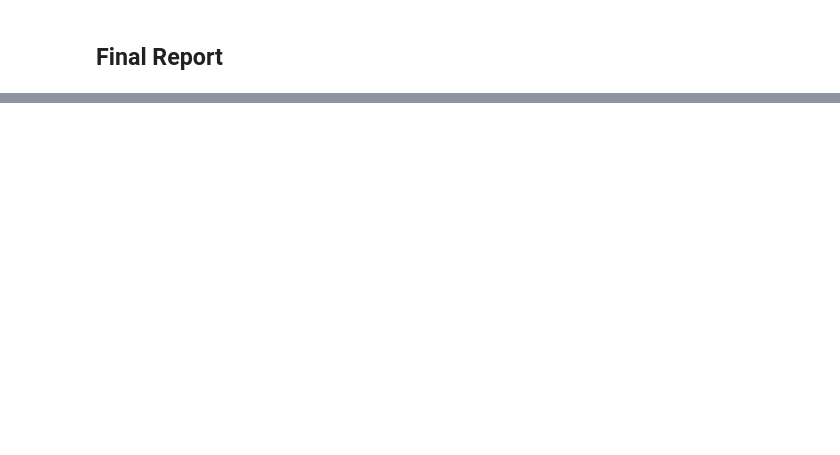
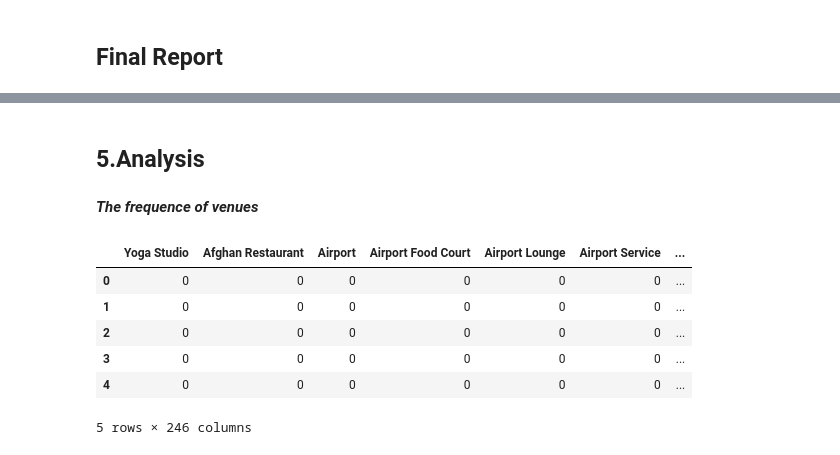
Before and after one commit to Liangdi-sg/Coursera_Capstone, a Jupyter notebook: Final_report.ipynb, the cells around one changed output, grey strips where cells are left out. Saved outputs shown, nothing was run; the diff lists cells and outputs as text; code cells hidden in the pictures; blank space fills up the shorter version.

```diff
--- a/Final_report.ipynb
+++ b/Final_report.ipynb
@@ -30,0 +229,18 @@ Top venues data will be obtained from Foursquare through an API.
+# %% [markdown]
+## 5.Analysis
+# %% [markdown]
+***The frequence of venues***
+# %%
+onehot = pd.get_dummies(Venues_all['Venue Category'],prefix="", prefix_sep="")
+onehot['Neighborhood'] = Venues_all['Neighborhood']
+fixed_columns = [onehot.columns[-1]] + list(onehot.columns[:-1])
+onehot = onehot[fixed_columns]
+onehot.head()
+# %% [output]
+|  | Yoga Studio | Afghan Restaurant | Airport | Airport Food Court | Airport Lounge | Airport Service | ... |
+| 0 | 0 | 0 | 0 | 0 | 0 | 0 | ... |
+| 1 | 0 | 0 | 0 | 0 | 0 | 0 | ... |
+| 2 | 0 | 0 | 0 | 0 | 0 | 0 | ... |
+| 3 | 0 | 0 | 0 | 0 | 0 | 0 | ... |
+| 4 | 0 | 0 | 0 | 0 | 0 | 0 | ... |
+5 rows × 246 columns
```
Also changed, not shown: parts of 40 cells of this notebook.
